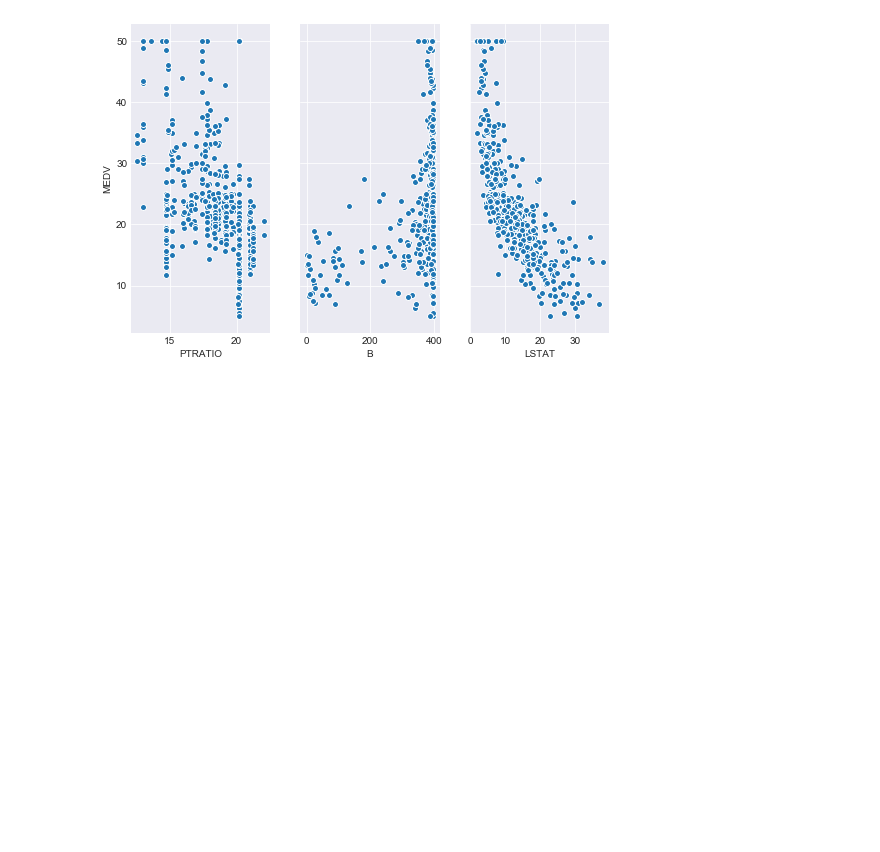
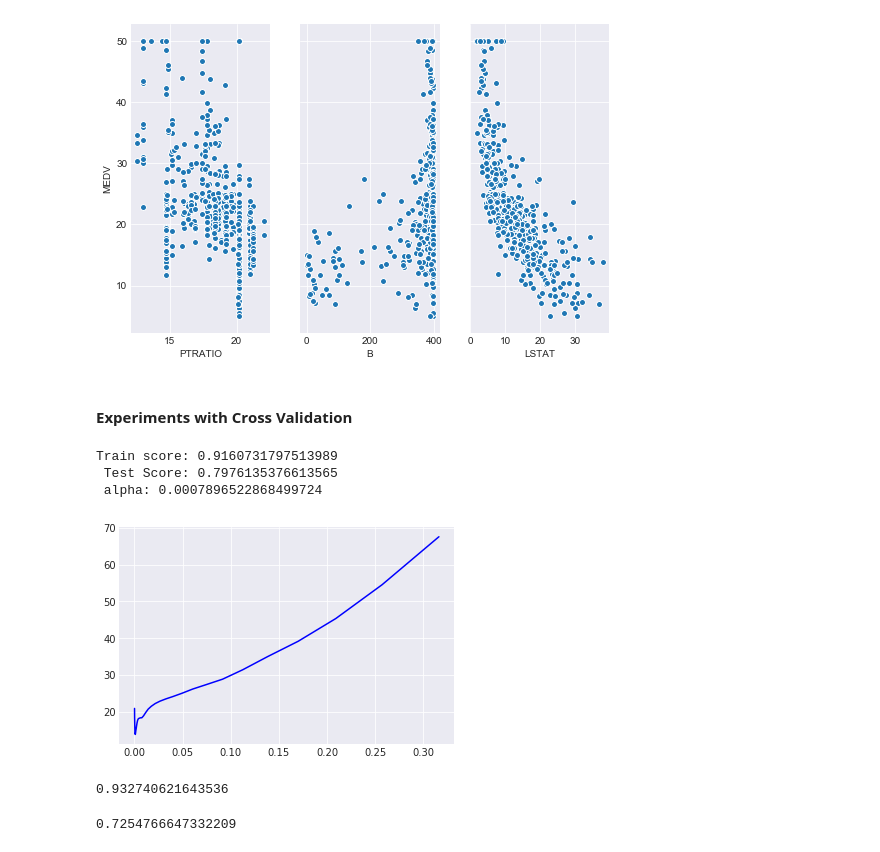
Before and after one commit to pankajk86/ML-stuff, a Jupyter notebook: regression/boston_study.ipynb, the cells around one changed output. Drawn from its saved outputs; the diff is of its cells as text; code cells hidden in the pictures; blank space fills up the shorter version.

Commit message:
testing GridSearchCV

```diff
--- a/regression/boston_study.ipynb
+++ b/regression/boston_study.ipynb
@@ -104,3 +105,65 @@ with sns.axes_style('darkgrid'):
 [figure]
 [figure]
 [figure]
+# %% [markdown]
+#### Experiments with Cross Validation
+# %%
+lasso_eps = 0.0001
+lasso_iter=5000
+alphas = np.logspace(-4, -0.5, 40)
+
+lm_lasso = LassoCV(eps=lasso_eps, alphas=alphas, max_iter=lasso_iter, normalize=True, cv=10)
+
+lasso_p = make_pipeline(PolynomialFeatures(2, interaction_only=False), lm_lasso)
+lasso_p.fit(X_train, y_train.values.ravel())
+
+lm_lasso_score = lasso_p.score(X_train, y_train.values.ravel())
+lm_lasso_score_test = lasso_p.score(X_test, y_test.values.ravel())
+
+print(f'Train score: {lm_lasso_score} \n Test Score: {lm_lasso_score_test} \n alpha: {lm_lasso.alpha_}')
+mse_mean = np.mean(lm_lasso.mse_path_, axis=1)
+
+with sns.axes_style('darkgrid'):
+    plt.plot(lm_lasso.alphas_, mse_mean, color='blue')
+# %% [output]
+Train score: 0.9160731797513989
+ Test Score: 0.7976135376613565
+ alpha: 0.0007896522868499724
+[figure, added]
+# %%
+parameters = {
+    'alpha': np.logspace(-4, -0.5, 40),
+    'max_iter': [1000, 5000]
+}
+model_grcv = GridSearchCV(Lasso(), param_grid=parameters, cv=10, n_jobs=-1)
+model_grcv_p = make_pipeline(PolynomialFeatures(2, interaction_only=False), model_grcv)
+model_grcv_p.fit(X_train, y_train)
+
+alphas = model_grcv.cv_results_['param_alpha'].data
+mean_train_score = model_grcv.cv_results_['mean_train_score']
+mean_test_score = model_grcv.cv_results_['mean_test_score']
+
+# predicted = model_grcv.predict(X_test, y_test)
+model_grcv_p.score(X_test, y_test)
+model_grcv_p.score(X_train, y_train)
+# %% [output]
+0.932740621643536
+# %%
+from sklearn.pipeline import Pipeline
+
+t = Lasso()
+
+steps = [
+    ('regr', Lasso())
+]
+pipeline = Pipeline(steps)
+
+parameters = {
+    'regr__alpha': np.logspace(-4, -0.5, 40)
+}
+
+grid = GridSearchCV(pipeline, param_grid=parameters, cv=10, n_jobs=-1)
+grid.fit(X_train, y_train)
+grid.score(X_test, y_test)
+# %% [output]
+0.7254766647332209
```
Also changed, not shown: parts of 4 cells of this notebook.
